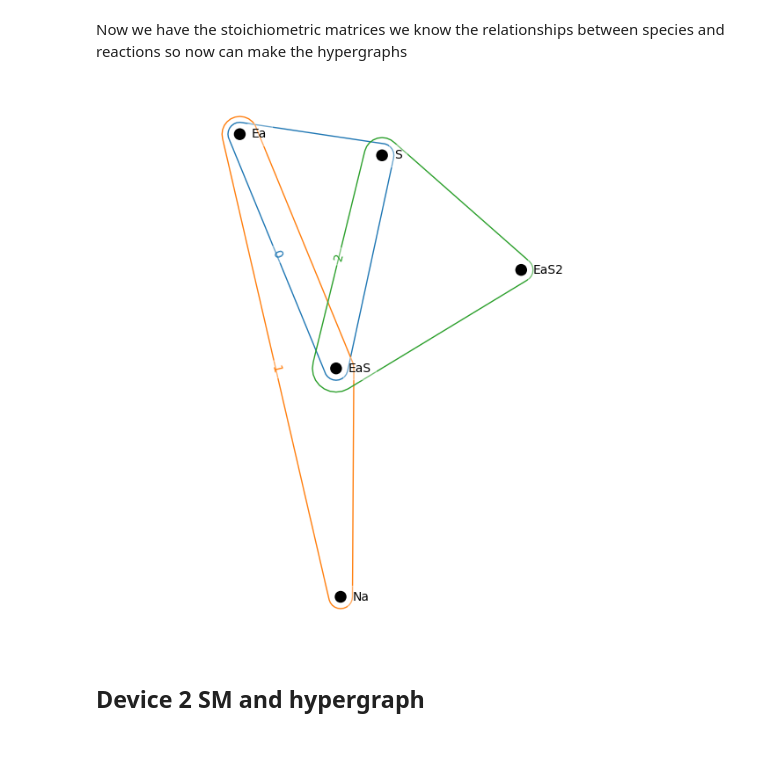
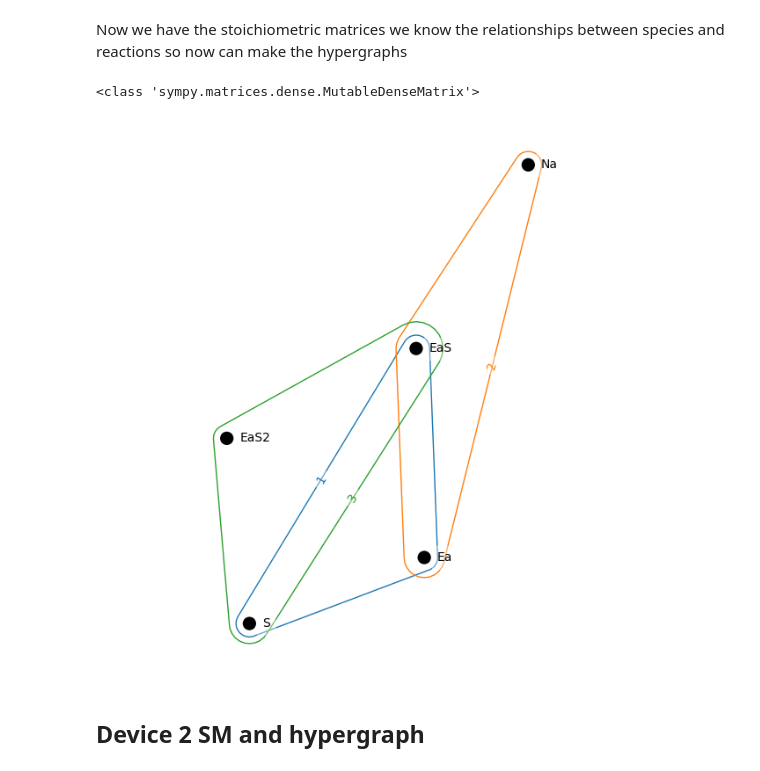
Before and after one commit to FTurci/conductance-chem-net, a Jupyter notebook: students/Will/building_CM_using_Raux_2025.ipynb, the cells around one changed output. Saved outputs shown, nothing was run; the diff lists cells and outputs as text; code cells hidden in the pictures.

```diff
--- a/students/Will/building_CM_using_Raux_2025.ipynb
+++ b/students/Will/building_CM_using_Raux_2025.ipynb
@@ -60,15 +64,24 @@ so now can make the hypergraphs
 # %%
 # device 1
 
 node_labels_1 = {0: 'Ea', 1: 'EaS', 2: 'EaS2', 3: 'S', 4: 'Na'}
 
 H = hnx.Hypergraph.from_incidence_matrix(stoich_matrix_1)
 
-hnx.draw(H, node_labels = node_labels_1)
+#hnx.draw(H, node_labels = node_labels_1)
 
+hnx.draw(
+    H,
+    node_labels=node_labels_1,
+    with_edge_labels=True,
+    edge_labels={i: str(i+1) for i in range(len(H.edges))}
+)
+
+print(type(stoich_matrix_1))
 # the full graph for device 1:
 # %% [output]
+<class 'sympy.matrices.dense.MutableDenseMatrix'>
-[figure, old version]
+[figure, new version]
 # %% [markdown]
 ## Device 2 SM and hypergraph
 # %%
```
Also changed, not shown: parts of 13 cells of this notebook, 3 other files.
